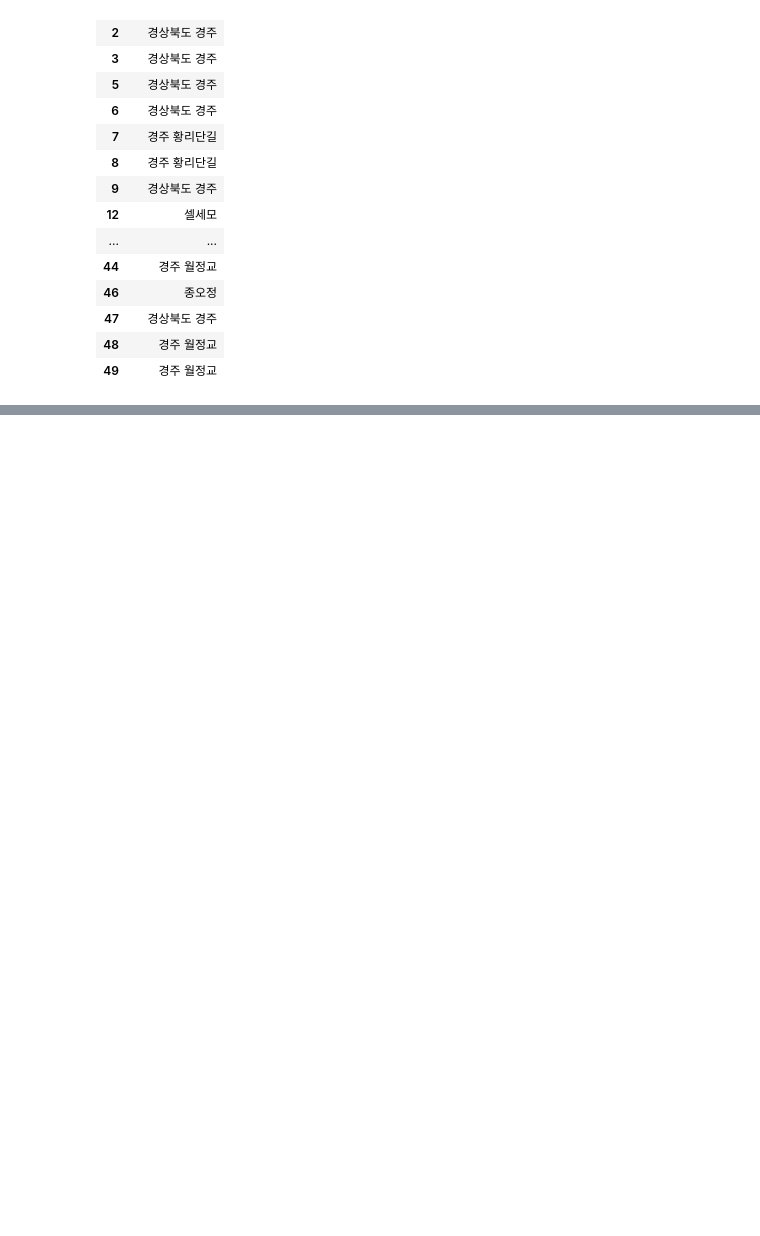
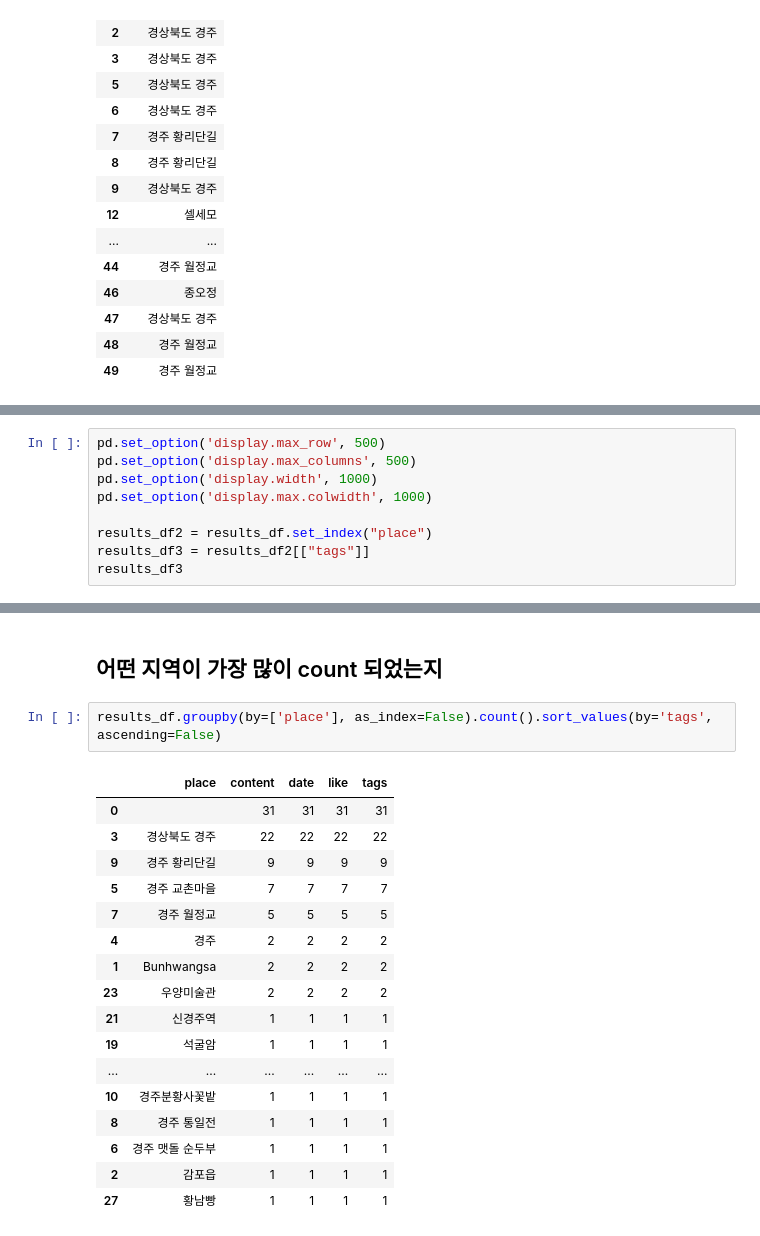
Before and after one commit to clock18/Jupiter, a Jupyter notebook: MLP_Project_4.ipynb, the cells around one changed output, grey strips where cells are left out. Cells and saved outputs as stored; diff of their text form; blank space fills up the shorter version.

Commit message:
PROJECT/GROUP4/MODIFIED2

```diff
--- a/MLP_Project_4.ipynb
+++ b/MLP_Project_4.ipynb
@@ -247,0 +354,9 @@ TypeError: sequence item 0: expected str instance, list found
+# %%
+pd.set_option('display.max_row', 500)
+pd.set_option('display.max_columns', 500)
+pd.set_option('display.width', 1000)
+pd.set_option('display.max.colwidth', 1000)
+
+results_df2 = results_df.set_index("place")
+results_df3 = results_df2[["tags"]]
+results_df3
@@ -247,0 +382,22 @@ TypeError: sequence item 0: expected str instance, list found
+# %% [markdown]
+## 어떤 지역이 가장 많이 count 되었는지
+# %%
+results_df.groupby(by=['place'], as_index=False).count().sort_values(by='tags', ascending=False)
+# %% [output]
+|  | place | content | date | like | tags |
+| 0 |  | 31 | 31 | 31 | 31 |
+| 3 | 경상북도 경주 | 22 | 22 | 22 | 22 |
+| 9 | 경주 황리단길 | 9 | 9 | 9 | 9 |
+| 5 | 경주 교촌마을 | 7 | 7 | 7 | 7 |
+| 7 | 경주 월정교 | 5 | 5 | 5 | 5 |
+| 4 | 경주 | 2 | 2 | 2 | 2 |
+| 1 | Bunhwangsa | 2 | 2 | 2 | 2 |
+| 23 | 우양미술관 | 2 | 2 | 2 | 2 |
+| 21 | 신경주역 | 1 | 1 | 1 | 1 |
+| 19 | 석굴암 | 1 | 1 | 1 | 1 |
+| ... | ... | ... | ... | ... | ... |
+| 10 | 경주분황사꽃밭 | 1 | 1 | 1 | 1 |
+| 8 | 경주 통일전 | 1 | 1 | 1 | 1 |
+| 6 | 경주 맷돌 순두부 | 1 | 1 | 1 | 1 |
+| 2 | 감포읍 | 1 | 1 | 1 | 1 |
+| 27 | 황남빵 | 1 | 1 | 1 | 1 |
```
Also changed, not shown: parts of 13 cells of this notebook.
